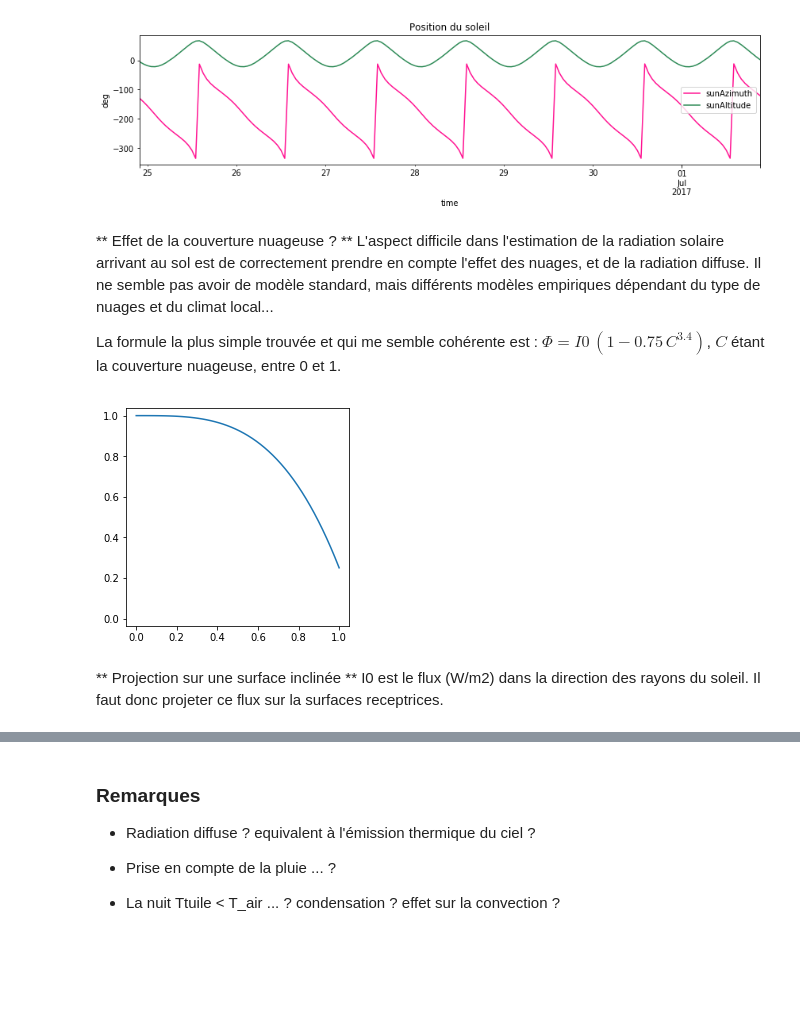
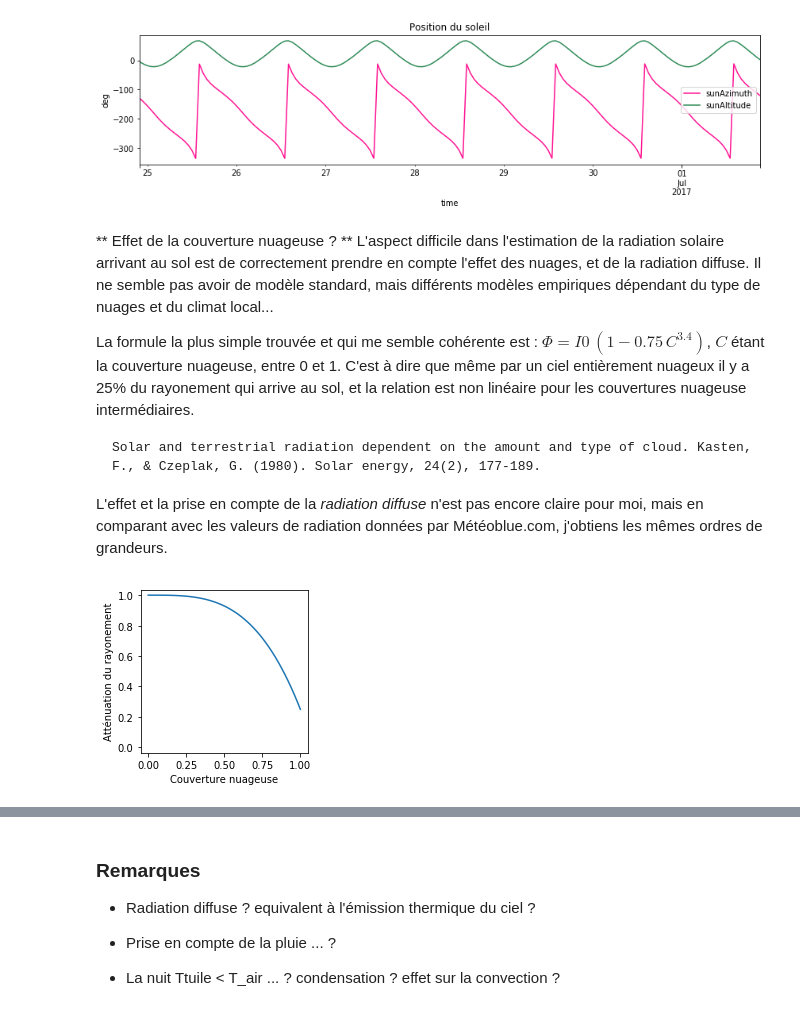
Before and after one commit to xdze2/thermique_appart, a Jupyter notebook: Model02_tuile.ipynb, the cells around one changed output, grey strips where cells are left out. Saved outputs shown, nothing was run; the diff lists cells and outputs as text; code cells hidden in the pictures; blank space fills up the shorter version.

```diff
--- a/Model02_tuile.ipynb
+++ b/Model02_tuile.ipynb
@@ -105,12 +105,17 @@ plt.title('Position du soleil'); plt.legend();
 
 ** Effet de la couverture nuageuse ? ** L'aspect difficile dans l'estimation de la radiation solaire arrivant au sol est de correctement prendre en compte l'effet des nuages, et de la radiation diffuse. Il ne semble pas avoir de modèle standard, mais différents modèles empiriques dépendant du type de nuages et du climat local...
 
-La formule la plus simple trouvée et qui me semble cohérente est :  $ \Phi =  I0 \, (1 - 0.75 \, C^{3.4}) $, $C$ étant la couverture nuageuse, entre 0 et 1.
+La formule la plus simple trouvée et qui me semble cohérente est :  $ \Phi =  I0 \, (1 - 0.75 \, C^{3.4}) $, $C$ étant la couverture nuageuse, entre 0 et 1. C'est à dire que même par un ciel entièrement nuageux il y a 25% du rayonement qui arrive au sol, et la relation est non linéaire pour les couvertures nuageuse intermédiaires.
+
+    Solar and terrestrial radiation dependent on the amount and type of cloud. Kasten, F., & Czeplak, G. (1980). Solar energy, 24(2), 177-189.
+
+L'effet et la prise en compte de la _radiation diffuse_ n'est pas encore claire pour moi, mais en comparant avec les valeurs de radiation données par Météoblue.com, j'obtiens les mêmes ordres de grandeurs.
+# %%
+cloud_attenuation = lambda c: 1 - 0.75* c**(3.4)
 # %%
-c = np.linspace(0, 1, 50); plt.figure(figsize=(4, 4));
-plt.plot( c, 1 - 0.75*c**(3.4)); plt.axis('equal'); plt.ylim([0, 1]);
+# graph
+c = np.linspace(0, 1, 50); plt.figure(figsize=(3, 3));
+plt.plot( c, cloud_attenuation(c)); plt.axis('equal'); plt.ylim([0, 1]); plt.xlabel('Couverture nuageuse');
+plt.ylabel('Atténuation du rayonement');
 # %% [output]
-[figure, old version]
+[figure, new version]
-# %% [markdown]
-** Projection sur une surface inclinée **
-I0 est le flux (W/m2) dans la direction des rayons du soleil. Il faut donc projeter ce flux sur la surfaces receptrices.
```
Also changed, not shown: parts of 29 cells of this notebook, 1 other file.
